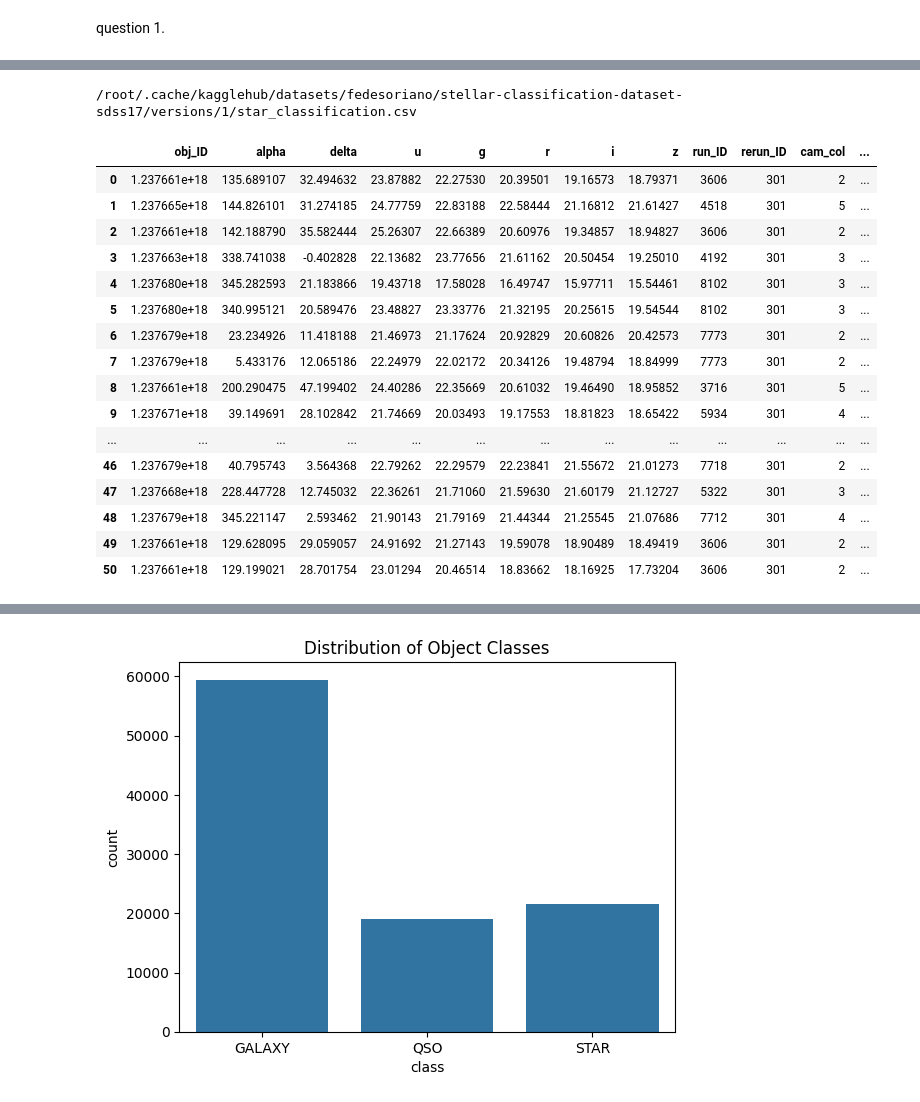
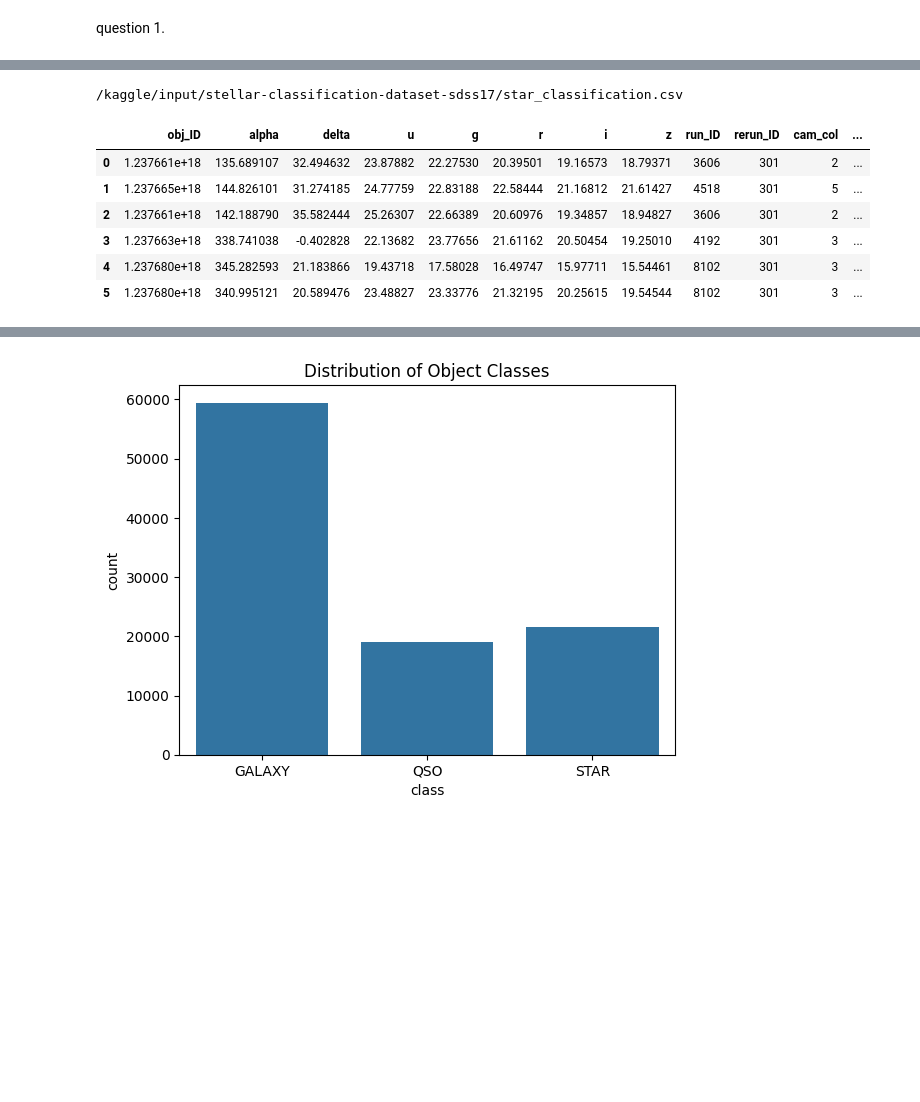
Before and after one commit to shanesimmons812/comp-project, a Jupyter notebook: py/Q1_folder/Q1_notebook.ipynb, the cells around one changed output, grey strips where cells are left out. Saved outputs shown, nothing was run; the diff lists cells and outputs as text; code cells hidden in the pictures; blank space fills up the shorter version.

```diff
--- a/py/Q1_folder/Q1_notebook.ipynb
+++ b/py/Q1_folder/Q1_notebook.ipynb
@@ -19,34 +18,24 @@ Extracting files...
 # %%
 import pandas as pd
 import os
 
 for root, dirs, files in os.walk(path):
     for file in files:
         if file.endswith(".csv"):
             csv_file = os.path.join(root, file)
             print(csv_file)
 
 df = pd.read_csv(csv_file)
-df.head(51)
+df.head(6)
 # %% [output]
-/root/.cache/kagglehub/datasets/fedesoriano/stellar-classification-dataset-sdss17/versions/1/star_classification.csv
+/kaggle/input/stellar-classification-dataset-sdss17/star_classification.csv
 |  | obj_ID | alpha | delta | u | g | r | i | z | run_ID | rerun_ID | cam_col | ... |
 | 0 | 1.237661e+18 | 135.689107 | 32.494632 | 23.87882 | 22.27530 | 20.39501 | 19.16573 | 18.79371 | 3606 | 301 | 2 | ... |
 | 1 | 1.237665e+18 | 144.826101 | 31.274185 | 24.77759 | 22.83188 | 22.58444 | 21.16812 | 21.61427 | 4518 | 301 | 5 | ... |
 | 2 | 1.237661e+18 | 142.188790 | 35.582444 | 25.26307 | 22.66389 | 20.60976 | 19.34857 | 18.94827 | 3606 | 301 | 2 | ... |
 | 3 | 1.237663e+18 | 338.741038 | -0.402828 | 22.13682 | 23.77656 | 21.61162 | 20.50454 | 19.25010 | 4192 | 301 | 3 | ... |
 | 4 | 1.237680e+18 | 345.282593 | 21.183866 | 19.43718 | 17.58028 | 16.49747 | 15.97711 | 15.54461 | 8102 | 301 | 3 | ... |
 | 5 | 1.237680e+18 | 340.995121 | 20.589476 | 23.48827 | 23.33776 | 21.32195 | 20.25615 | 19.54544 | 8102 | 301 | 3 | ... |
-| 6 | 1.237679e+18 | 23.234926 | 11.418188 | 21.46973 | 21.17624 | 20.92829 | 20.60826 | 20.42573 | 7773 | 301 | 2 | ... |
-| 7 | 1.237679e+18 | 5.433176 | 12.065186 | 22.24979 | 22.02172 | 20.34126 | 19.48794 | 18.84999 | 7773 | 301 | 2 | ... |
-| 8 | 1.237661e+18 | 200.290475 | 47.199402 | 24.40286 | 22.35669 | 20.61032 | 19.46490 | 18.95852 | 3716 | 301 | 5 | ... |
-| 9 | 1.237671e+18 | 39.149691 | 28.102842 | 21.74669 | 20.03493 | 19.17553 | 18.81823 | 18.65422 | 5934 | 301 | 4 | ... |
-| ... | ... | ... | ... | ... | ... | ... | ... | ... | ... | ... | ... | ... |
-| 46 | 1.237679e+18 | 40.795743 | 3.564368 | 22.79262 | 22.29579 | 22.23841 | 21.55672 | 21.01273 | 7718 | 301 | 2 | ... |
-| 47 | 1.237668e+18 | 228.447728 | 12.745032 | 22.36261 | 21.71060 | 21.59630 | 21.60179 | 21.12727 | 5322 | 301 | 3 | ... |
-| 48 | 1.237679e+18 | 345.221147 | 2.593462 | 21.90143 | 21.79169 | 21.44344 | 21.25545 | 21.07686 | 7712 | 301 | 4 | ... |
-| 49 | 1.237661e+18 | 129.628095 | 29.059057 | 24.91692 | 21.27143 | 19.59078 | 18.90489 | 18.49419 | 3606 | 301 | 2 | ... |
-| 50 | 1.237661e+18 | 129.199021 | 28.701754 | 23.01294 | 20.46514 | 18.83662 | 18.16925 | 17.73204 | 3606 | 301 | 2 | ... |
 # %%
 df.info()
 # %% [output]
```
Also changed, not shown: parts of 4 cells of this notebook.
